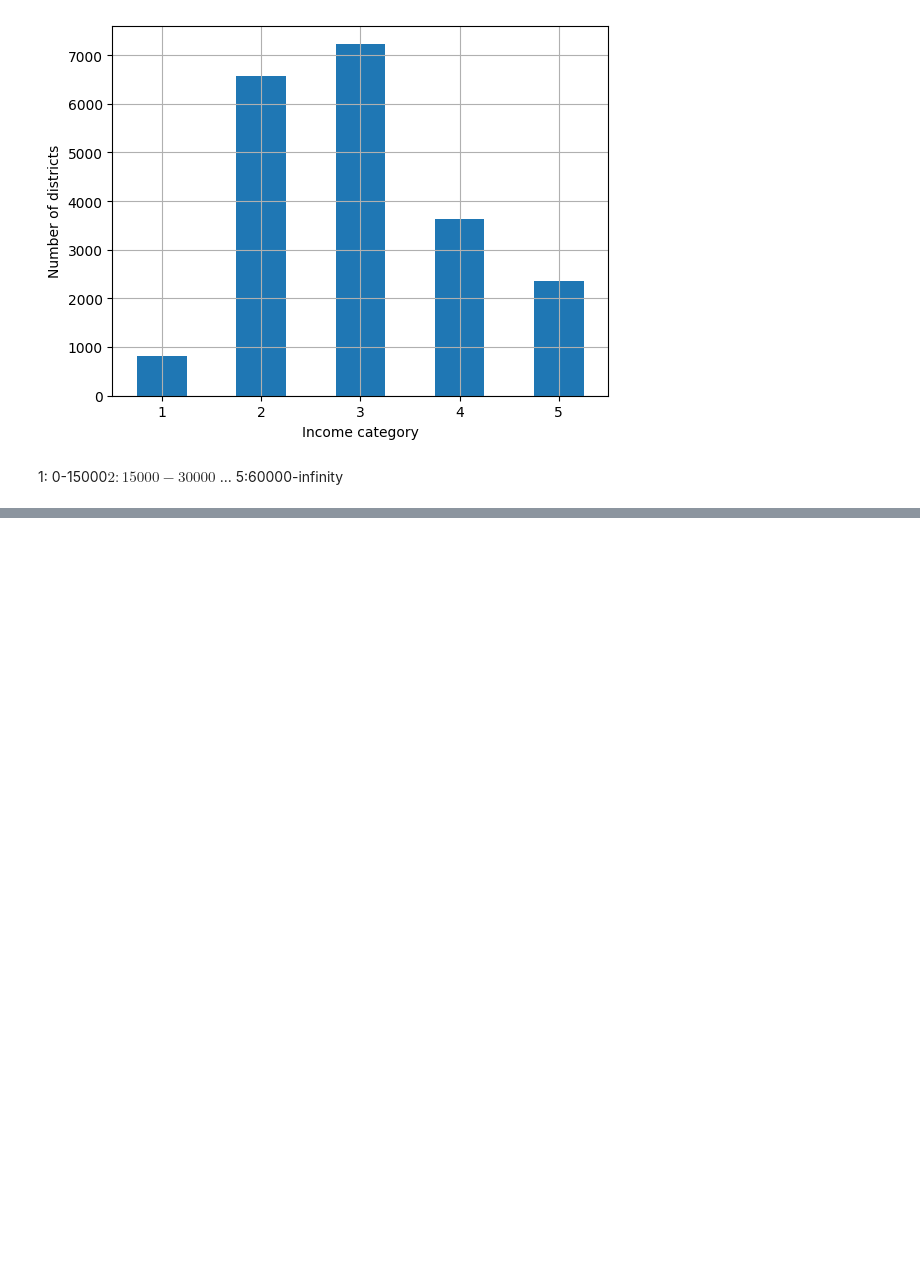
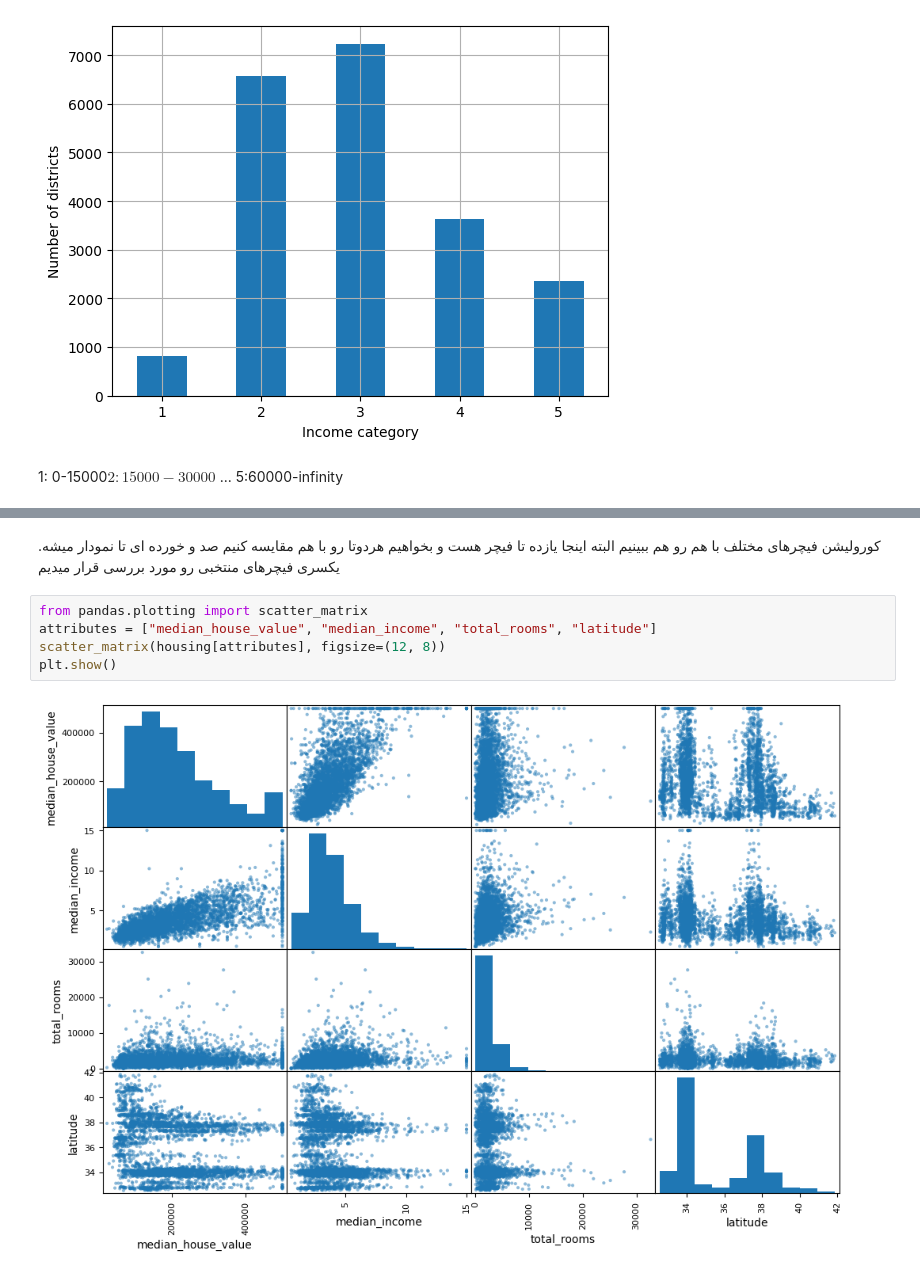
Before and after one commit to Hossein97Py/Handson-ML, a Jupyter notebook: Notebook #1.ipynb, the cells around one changed output, grey strips where cells are left out. Cells and saved outputs as stored; diff of their text form; blank space fills up the shorter version.

```diff
--- a/Notebook #1.ipynb
+++ b/Notebook #1.ipynb
@@ -134,0 +174,9 @@ plt.show()
+# %% [markdown]
+کورولیشن فیچرهای مختلف با هم رو هم ببینیم البته اینجا یازده تا فیچر هست و بخواهیم هردوتا رو با هم مقایسه کنیم صد و خورده ای تا نمودار میشه. یکسری فیچرهای منتخبی رو مورد بررسی قرار میدیم
+# %%
+from pandas.plotting import scatter_matrix
+attributes = ["median_house_value", "median_income", "total_rooms", "latitude"]
+scatter_matrix(housing[attributes], figsize=(12, 8))
+plt.show()
+# %% [output]
+[figure, added]
```
Also changed, not shown: parts of 16 cells of this notebook.
